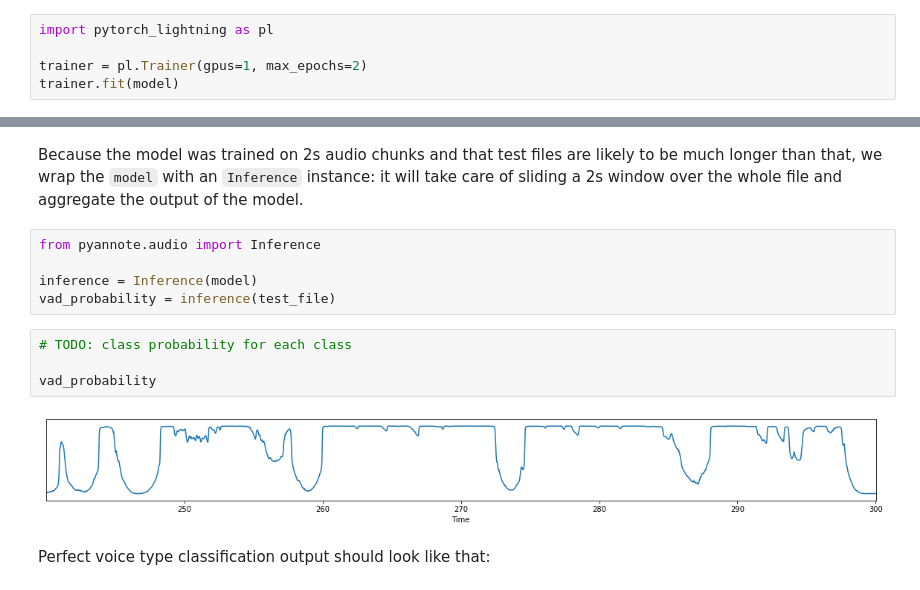
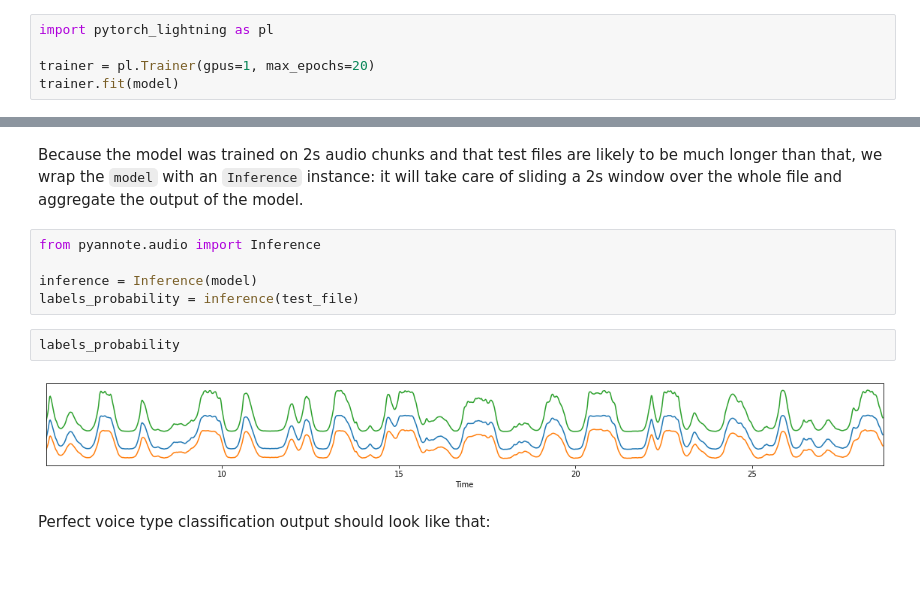
Before and after one commit to pyannote/pyannote-audio, a Jupyter notebook: tutorials/multilabel_detection.ipynb, the cells around one changed output, grey strips where cells are left out. Cells and saved outputs as stored; diff of their text form.

```diff
--- a/tutorials/multilabel_detection.ipynb
+++ b/tutorials/multilabel_detection.ipynb
@@ -102,6 +103,6 @@ Now that everything is ready, let's train with `pytorch-ligthning`!
 # %%
 import pytorch_lightning as pl
 
-trainer = pl.Trainer(gpus=1, max_epochs=2)
+trainer = pl.Trainer(gpus=1, max_epochs=20)
 trainer.fit(model)
 # %% [output]
@@ -125,13 +142,11 @@ Because the model was trained on 2s audio chunks and that test files are likely
 from pyannote.audio import Inference
 
 inference = Inference(model)
-vad_probability = inference(test_file)
+labels_probability = inference(test_file)
-# %%
-# TODO: class probability for each class
-
-vad_probability
-# %% [output]
-[figure, removed]
+# %%
+labels_probability
+# %% [output]
+[figure, added]
 # %% [markdown]
 Perfect voice type classification output should look like that:
 # %%
```
Also changed, not shown: parts of 16 cells of this notebook.
